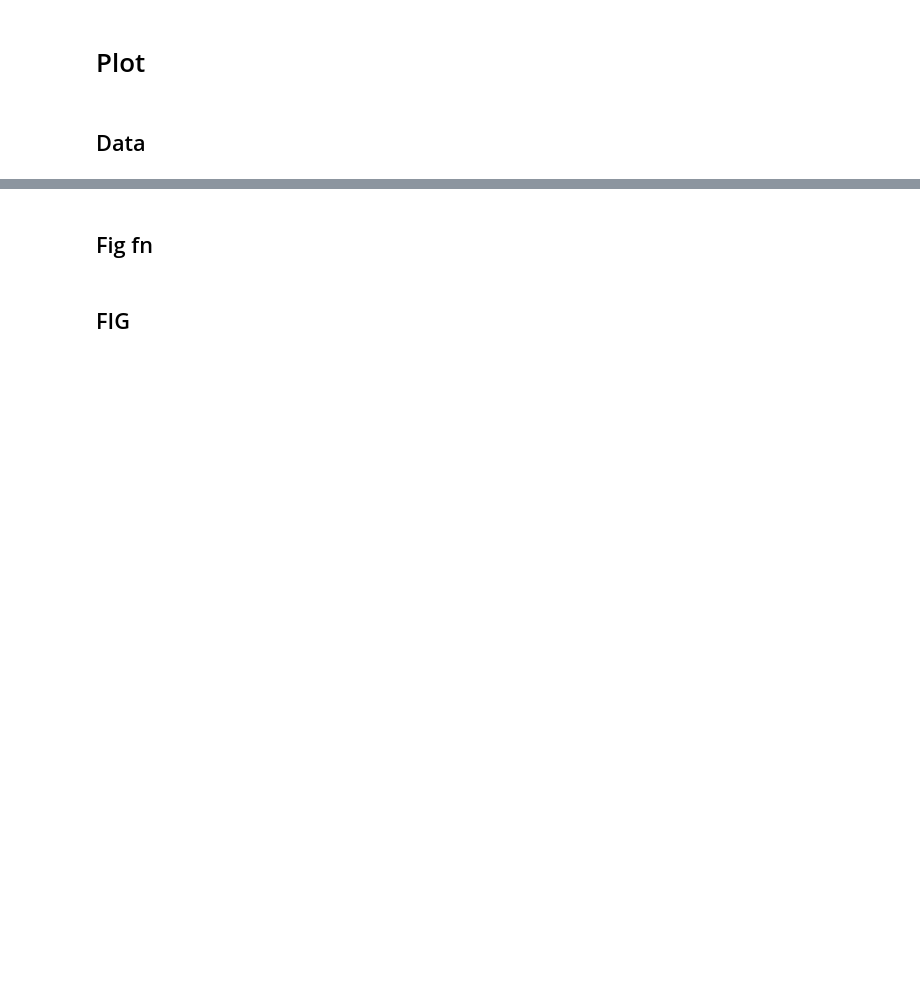
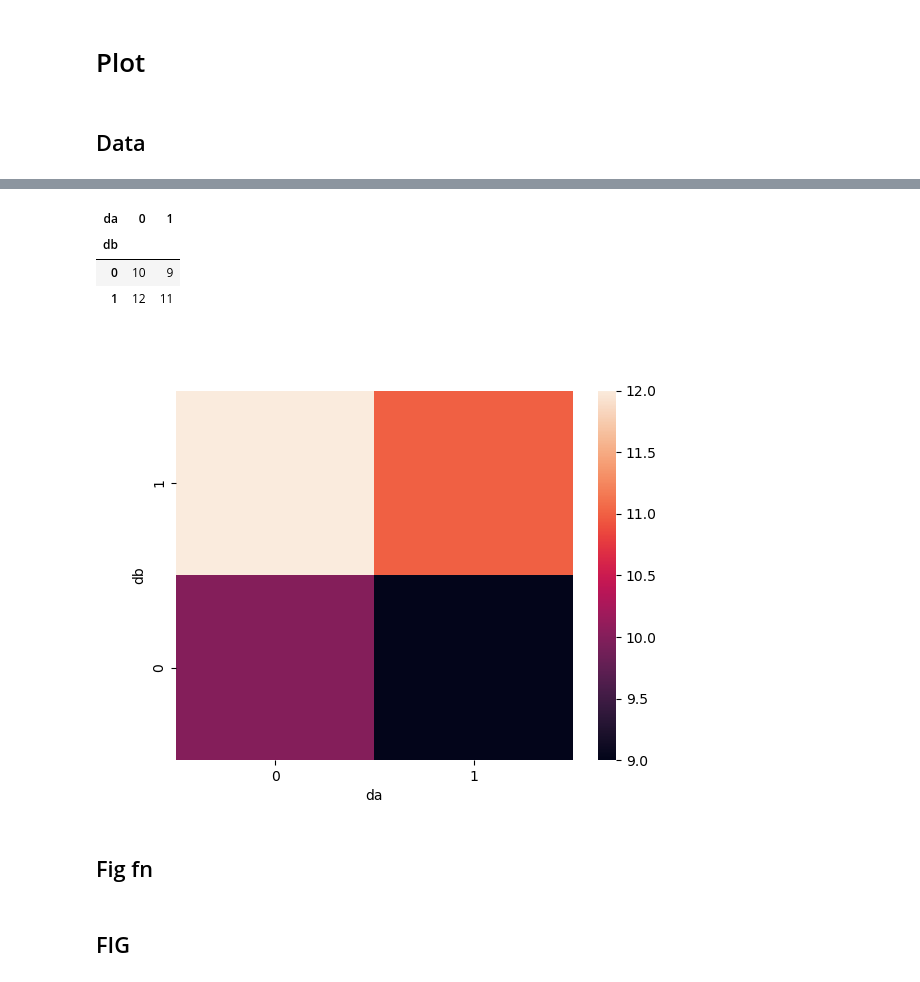
Before and after one commit to nt409/quant-res-doses, a Jupyter notebook: notebooks/102_fig2.ipynb, the cells around one changed output, grey strips where cells are left out. Drawn from its saved outputs; the diff is of its cells as text; code cells hidden in the pictures; blank space fills up the shorter version.

```diff
--- a/notebooks/101_fig2.ipynb
+++ b/notebooks/102_fig2.ipynb
@@ -100,0 +65,10 @@ df_use.head()
+# %%
+df = pd.DataFrame(
+    dict(
+        da=[0,1,0,1],
+        db=[0,0,1,1],
+        yld=[10,9,12,11],
+    )
+)
+
+df
@@ -101,3 +81,22 @@ df_use.head()
+# %%
+df2 = df.pivot(index='db', columns='da', values='yld')
+df2
+# %% [output]
+| da | 0 | 1 |
+| db |  |  |
+| 0 | 10 | 9 |
+| 1 | 12 | 11 |
+# %%
+f, ax = plt.subplots()
+
+sns.heatmap(
+    data=df2,
+    ax=ax
+)
+
+ax.invert_yaxis()
+# %% [output]
+[figure, added]
 # %% [markdown]
 ## Fig fn
 # %%
```
Also changed, not shown: parts of 6 cells of this notebook, 1 other file.
